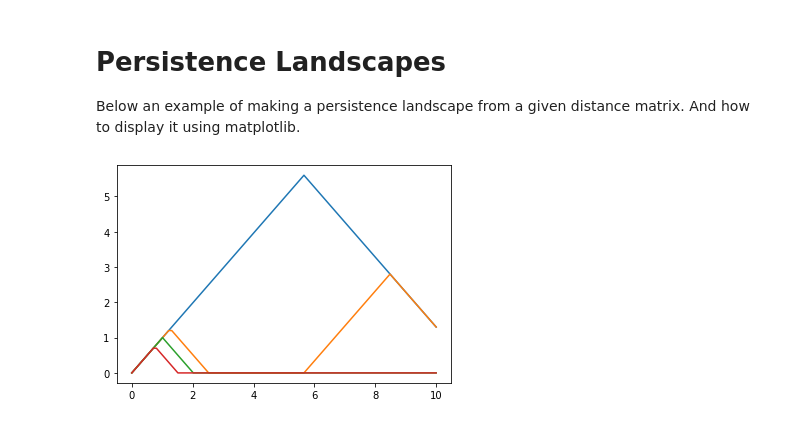
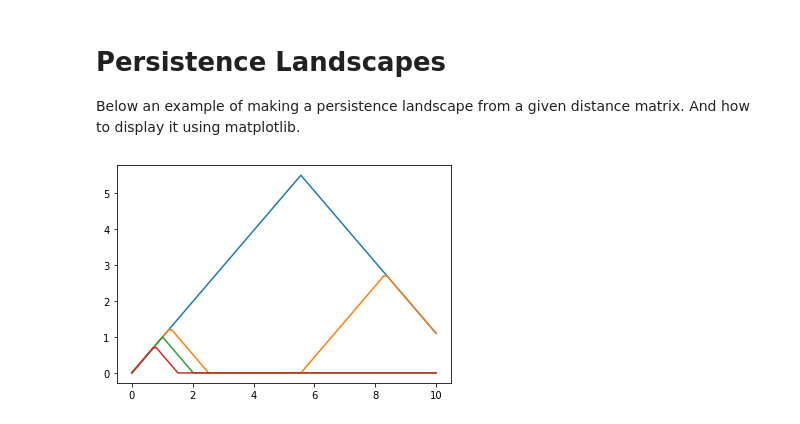
Before and after one commit to WillemSch/Topological-Learning, a Jupyter notebook: src/notebooks/PersistentHomology.ipynb, the cells around one changed output. Cells and saved outputs as stored; diff of their text form; code cells hidden in the pictures.

```diff
--- a/src/notebooks/PersistentHomology.ipynb
+++ b/src/notebooks/PersistentHomology.ipynb
@@ -54,15 +57,16 @@ print(reduced_x)
 Below an example of making a persistence image from a given distance matrix. And how to display it using matplotlib.
 # %%
 distance_matrix = np.array([
-    [0, 5, 7, 4],
-    [5, 0, 3, 7],
-    [7, 3, 0, 11],
-    [4, 7, 11, 0]
+    [0., 5., 7., 4.],
+    [5., 0., 3., 7.],
+    [7., 3., 0., 11.],
+    [4., 7., 11., 0.]
 ])
+rips = hm.Rips(dimensions=2)
+filtered_complexes, labels = rips.fit(distance_matrix).transform(distance_matrix)
 
-filtered_complexes, labels = Hm.rips(distance_matrix, 4, 7)
-per_img = Hm.PersistenceImage(filtered_complexes, labels)
-pixels = per_img.transform(resolution=100)
+per_img = hm.PersistenceImage(resolution=100)
+pixels = per_img.fit(filtered_complexes, labels).transform(filtered_complexes, labels)
 
 plt.imshow(pixels, origin='lower')
 plt.show()
@@ -75,19 +79,23 @@ plt.close()
 Below an example of making a persistence landscape from a given distance matrix. And how to display it using matplotlib.
 # %%
 x = np.array([
-    [0, 5, 7, 4],
-    [5, 0, 3, 7],
-    [7, 3, 0, 11],
-    [4, 7, 11, 0]
+    [0., 5., 7., 4.],
+    [5., 0., 3., 7.],
+    [7., 3., 0., 11.],
+    [4., 7., 11., 0.]
 ])
-filtered_complexes, labels = Hm.rips(x, 4, 7)
-landscape = Hm.PersistenceLandscape(filtered_complexes, labels)
-(x_min, x_max), functions = landscape.transform(100, x_min=0, x_max=10)
+
+rips = hm.Rips(dimensions=2)
+filtered_complexes, labels = rips.fit(distance_matrix).transform(distance_matrix)
+
+landscape = hm.PersistenceLandscape(steps=100)
+
+(x_min, x_max), functions = landscape.fit(filtered_complexes, labels, x_min=0, x_max=10).transform(filtered_complexes, labels)
 
 x = np.linspace(x_min, x_max, num=100)
 for f in functions:
     if np.count_nonzero(f) > 0:
         plt.plot(x,f)
 plt.show()
 # %% [output]
-[figure, old version]
+[figure, new version]
```
Also changed, not shown: parts of 5 cells of this notebook, 7 other files.
